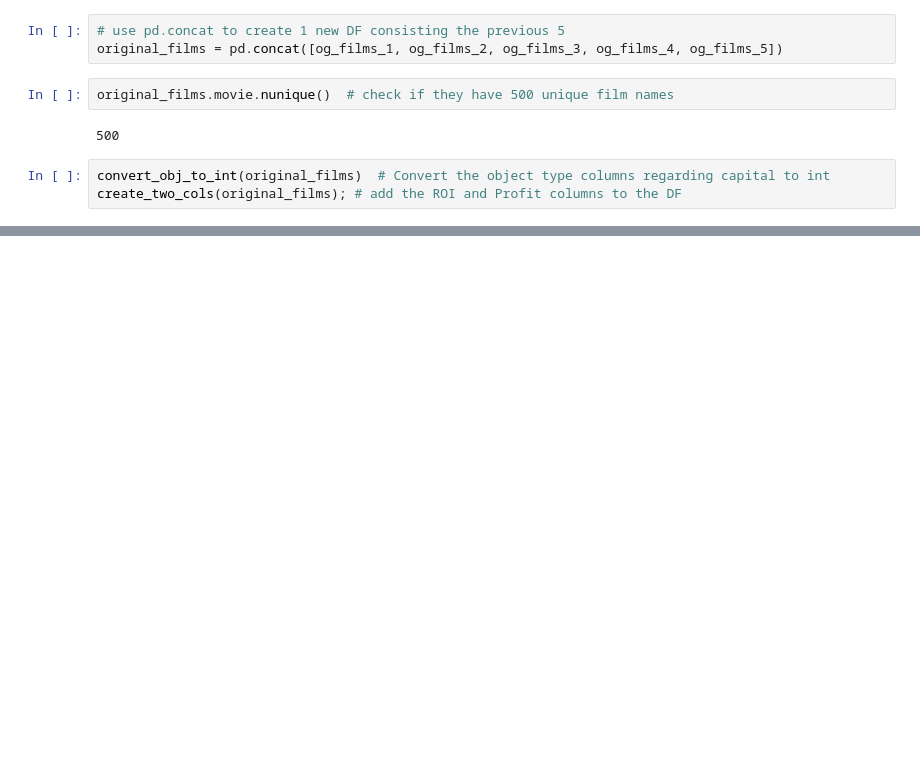
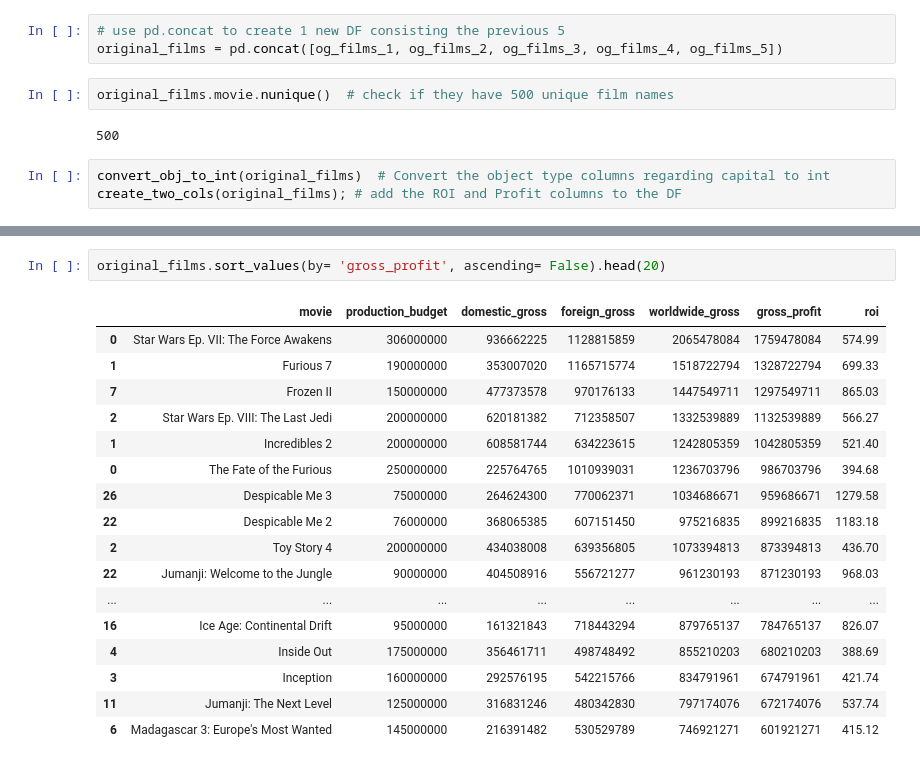
Before and after one commit to ykfarhan/state-of-box-office-analysis, a Jupyter notebook: scraping_the-numbers.ipynb, the cells around one changed output, grey strips where cells are left out. Saved outputs shown, nothing was run; the diff lists cells and outputs as text; blank space fills up the shorter version.

```diff
--- a/scraping_the-numbers.ipynb
+++ b/scraping_the-numbers.ipynb
@@ -371,0 +393,20 @@ original_films.gross_profit.mean()
+# %%
+original_films.sort_values(by= 'gross_profit', ascending= False).head(20)
+# %% [output]
+|  | movie | production_budget | domestic_gross | foreign_gross | worldwide_gross | gross_profit | roi |
+| 0 | Star Wars Ep. VII: The Force Awakens | 306000000 | 936662225 | 1128815859 | 2065478084 | 1759478084 | 574.99 |
+| 1 | Furious 7 | 190000000 | 353007020 | 1165715774 | 1518722794 | 1328722794 | 699.33 |
+| 7 | Frozen II | 150000000 | 477373578 | 970176133 | 1447549711 | 1297549711 | 865.03 |
+| 2 | Star Wars Ep. VIII: The Last Jedi | 200000000 | 620181382 | 712358507 | 1332539889 | 1132539889 | 566.27 |
+| 1 | Incredibles 2 | 200000000 | 608581744 | 634223615 | 1242805359 | 1042805359 | 521.40 |
+| 0 | The Fate of the Furious | 250000000 | 225764765 | 1010939031 | 1236703796 | 986703796 | 394.68 |
+| 26 | Despicable Me 3 | 75000000 | 264624300 | 770062371 | 1034686671 | 959686671 | 1279.58 |
+| 22 | Despicable Me 2 | 76000000 | 368065385 | 607151450 | 975216835 | 899216835 | 1183.18 |
+| 2 | Toy Story 4 | 200000000 | 434038008 | 639356805 | 1073394813 | 873394813 | 436.70 |
+| 22 | Jumanji: Welcome to the Jungle | 90000000 | 404508916 | 556721277 | 961230193 | 871230193 | 968.03 |
+| ... | ... | ... | ... | ... | ... | ... | ... |
+| 16 | Ice Age: Continental Drift | 95000000 | 161321843 | 718443294 | 879765137 | 784765137 | 826.07 |
+| 4 | Inside Out | 175000000 | 356461711 | 498748492 | 855210203 | 680210203 | 388.69 |
+| 3 | Inception | 160000000 | 292576195 | 542215766 | 834791961 | 674791961 | 421.74 |
+| 11 | Jumanji: The Next Level | 125000000 | 316831246 | 480342830 | 797174076 | 672174076 | 537.74 |
+| 6 | Madagascar 3: Europe's Most Wanted | 145000000 | 216391482 | 530529789 | 746921271 | 601921271 | 415.12 |
```
Also changed, not shown: parts of 27 cells of this notebook.
